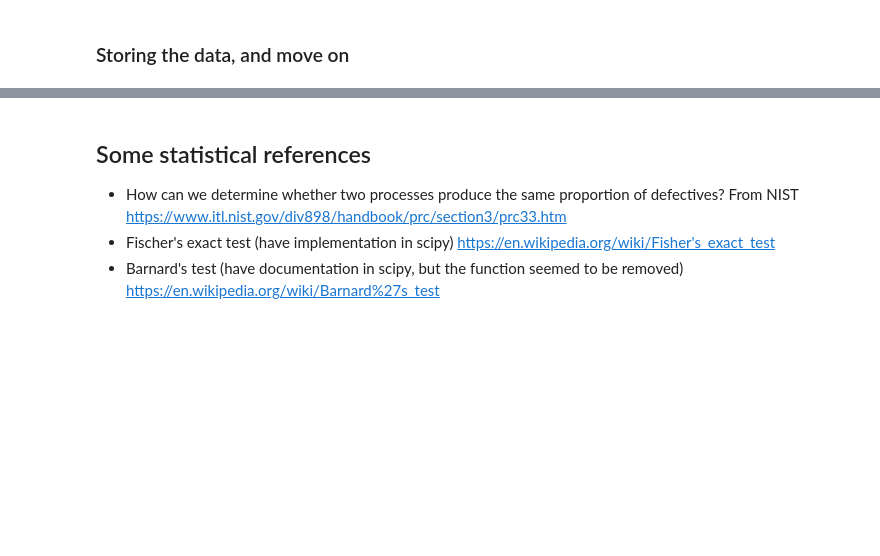
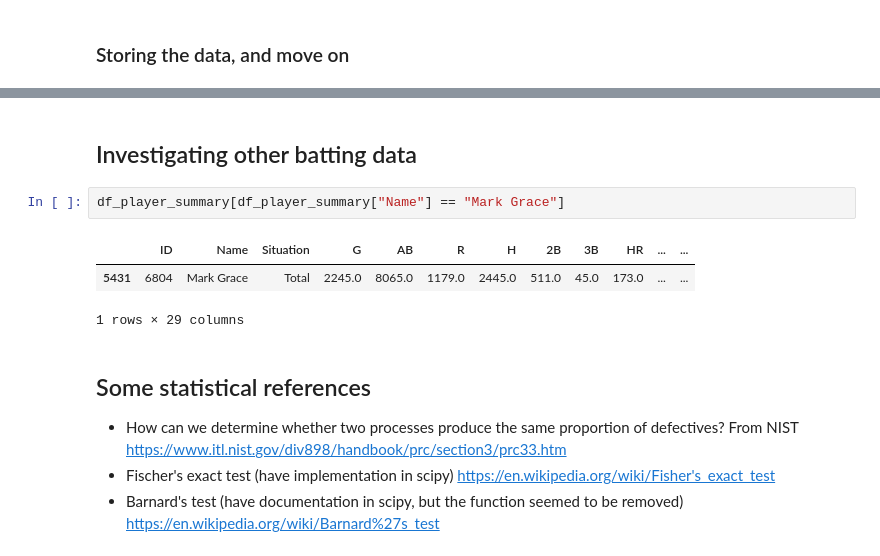
Before and after one commit to kiwymic/MLB-data-analysis, a Jupyter notebook: MLB career analysis.ipynb, the cells around one changed output, grey strips where cells are left out. Cells and saved outputs as stored; diff of their text form; blank space fills up the shorter version.

```diff
--- a/MLB career analysis.ipynb
+++ b/MLB career analysis.ipynb
@@ -417,3 +465,11 @@ This one is flat.
+# %% [markdown]
+## Investigating other batting data
+# %%
+df_player_summary[df_player_summary["Name"] == "Mark Grace"]
+# %% [output]
+|  | ID | Name | Situation | G | AB | R | H | 2B | 3B | HR | ... | ... |
+| 5431 | 6804 | Mark Grace | Total | 2245.0 | 8065.0 | 1179.0 | 2445.0 | 511.0 | 45.0 | 173.0 | ... | ... |
+1 rows × 29 columns
 # %% [markdown]
 ## Some statistical references
 
```
Also changed, not shown: parts of 5 cells of this notebook.
